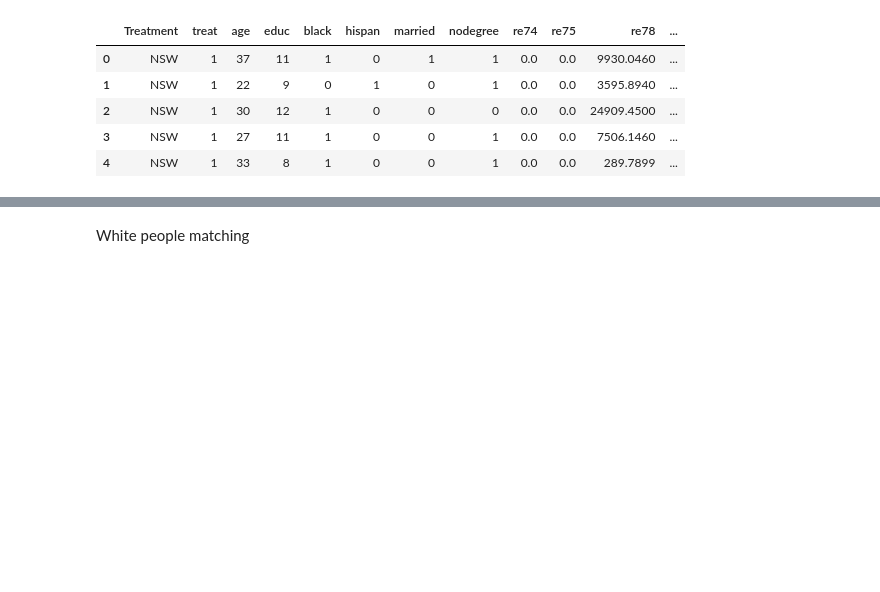
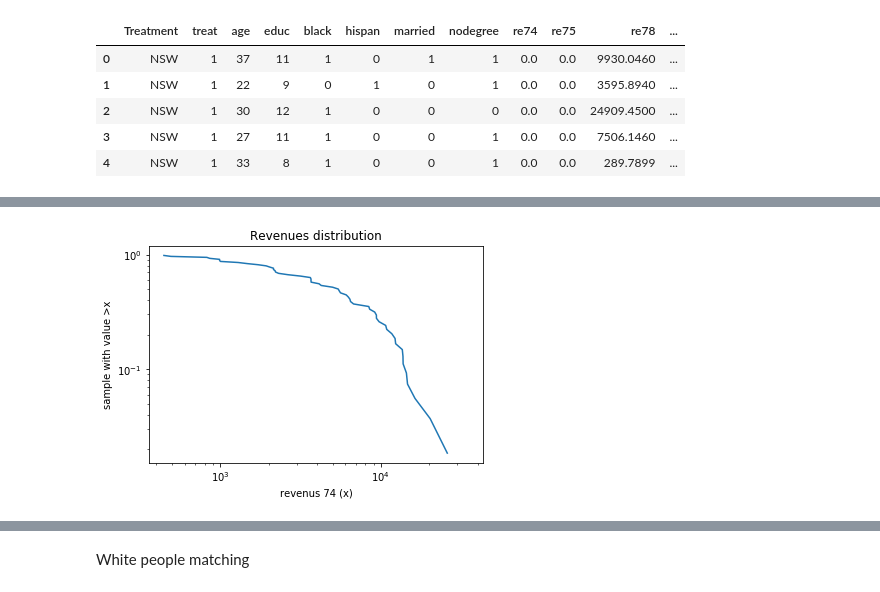
Before and after one commit to Babas10/ADA_JEX2017, a Jupyter notebook: HomeWork/04 - Applied ML/H4.ipynb, the cells around one changed output, grey strips where cells are left out. Cells and saved outputs as stored; diff of their text form; code cells hidden in the pictures; blank space fills up the shorter version.

```diff
--- a/HomeWork/04 - Applied ML/H4.ipynb
+++ b/HomeWork/04 - Applied ML/H4.ipynb
@@ -480,0 +443,12 @@ data_matched.head()
+# %%
+data=np.array(data_matched.loc[0:184]['re74'])
+data2=np.array(data_matched.loc[184:184+185]['re74'])
+##ccdf plot:
+s_data=np.sort(data[data!=0 ])
+plt.loglog(s_data,np.array((range(len(s_data))))[::-1]/len(s_data))
+plt.ylabel("sample with value >x")
+plt.xlabel("revenus 74 (x)")
+plt.title('Revenues distribution')
+plt.show()
+# %% [output]
+[figure, added]
```
Also changed, not shown: parts of 37 cells of this notebook.
